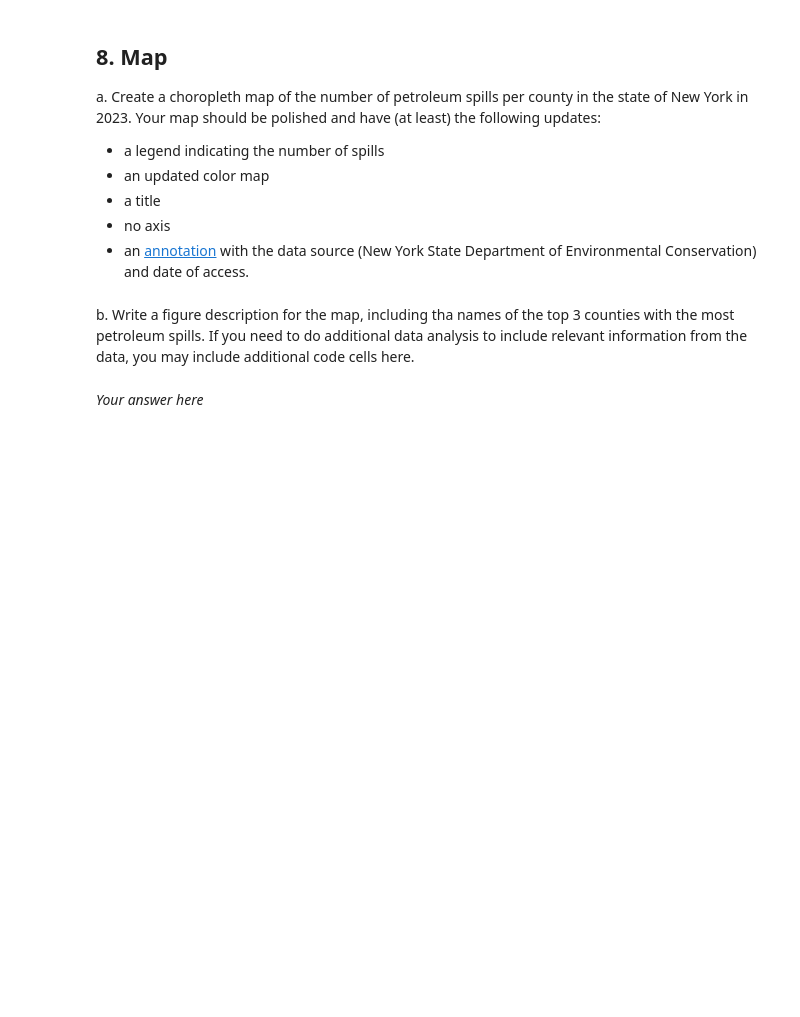
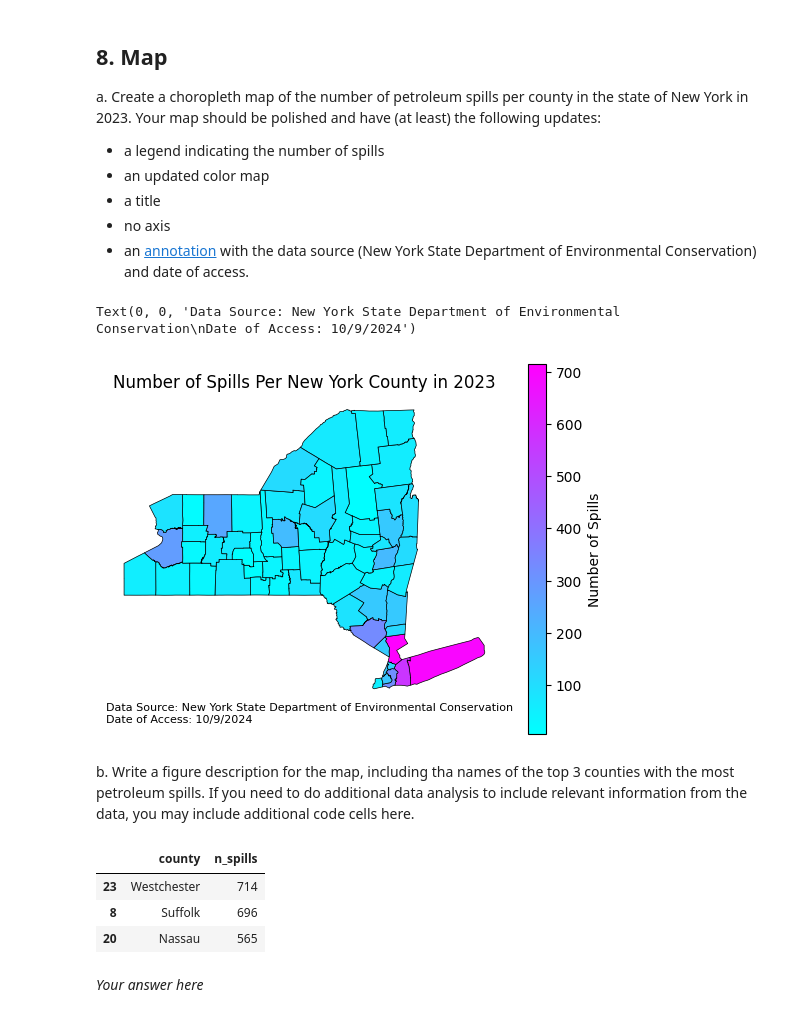
Before and after one commit to matteo-torres/eds220-hwk3, a Jupyter notebook: hwk3-task2-oil-spills.ipynb, the cells around one changed output. Cells and saved outputs as stored; diff of their text form; code cells hidden in the pictures; blank space fills up the shorter version.

Commit message:
create chloropleth map

```diff
--- a/hwk3-task2-oil-spills.ipynb
+++ b/hwk3-task2-oil-spills.ipynb
@@ -504,0 +551,6 @@ c. Since the Tuscarora Indian Reservation does not appear in the `ny_counties` d
+# %%
+# Update n_spills value by +1 for Tuscarora Indian Reservation
+ny_counties.at[31, "n_spills"] = 86
+
+# Confirm value was updated
+ny_counties.loc[31]
@@ -518,8 +586,45 @@ Your map should be polished and have (at least) the following updates:
+# %%
+# Chloropleth map of petroleum spills in NY 2023
+chloropleth = ny_counties.plot(column = "n_spills",
+                               legend = True,
+                               legend_kwds={"label": "Number of Spills", "orientation": "vertical"},
+                               cmap='cool',
+                               edgecolor = "black",
+                               linewidth = 0.5)
+
+# Remove axis
+chloropleth.set_axis_off()
+
+# Add title
+chloropleth.set_title("Number of Spills Per New York County in 2023")
+
+# Add the annotation with data source and date of access
+data_source_text = ("Data Source: New York State Department of Environmental Conservation\n"
+                    "Date of Access: 10/9/2024")
+
+# Position the annotation
+plt.text(0, 0, data_source_text,
+         transform = plt.gca().transAxes,
+         horizontalalignment = "left",
+         verticalalignment = "top",
+         fontsize = 8,
+         color = "black")
+# %% [output]
+Text(0, 0, 'Data Source: New York State Department of Environmental Conservation\nDate of Access: 10/9/2024')
+[figure, added]
 # %% [markdown]
 <!-- END QUESTION -->
 
 <!-- BEGIN QUESTION -->
 
 b. Write a figure description for the map, including tha names of the top 3 counties with the most petroleum spills. If you need to do additional data analysis to include relevant information from the data, you may include additional code cells here.
+# %%
+# Find the top three counties with the most petroleum spills
+ny_counties[["county", "n_spills"]].sort_values(ascending = False, by = "n_spills").head(3)
+# %% [output]
+|  | county | n_spills |
+| 23 | Westchester | 714 |
+| 8 | Suffolk | 696 |
+| 20 | Nassau | 565 |
 # %% [markdown]
 *Your answer here*
```
Also changed, not shown: parts of 16 cells of this notebook.
